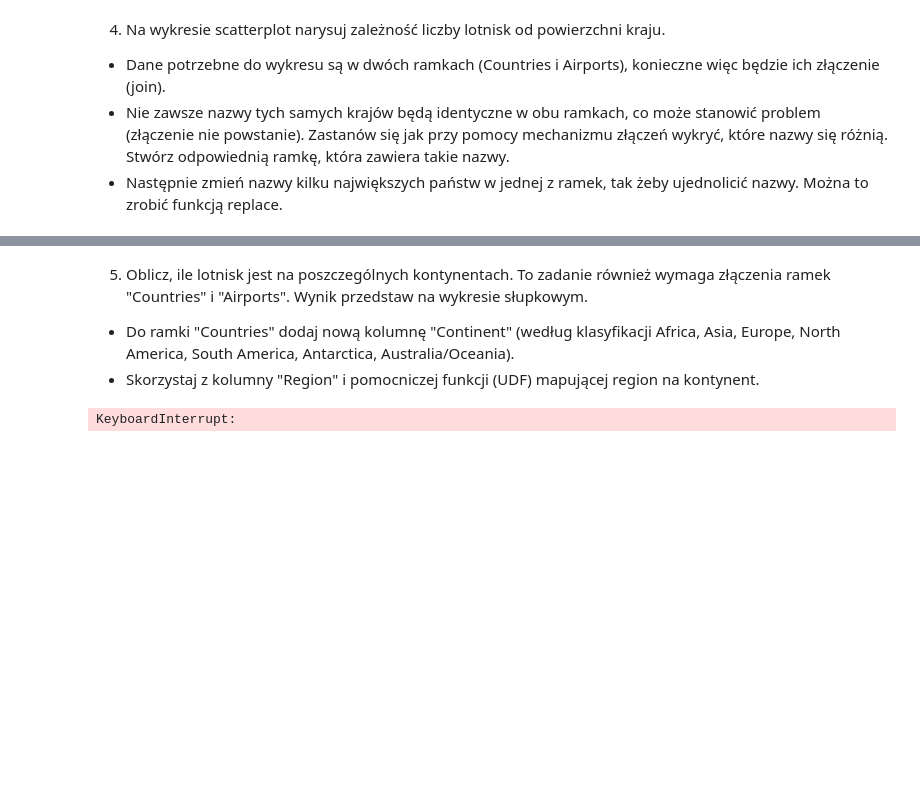
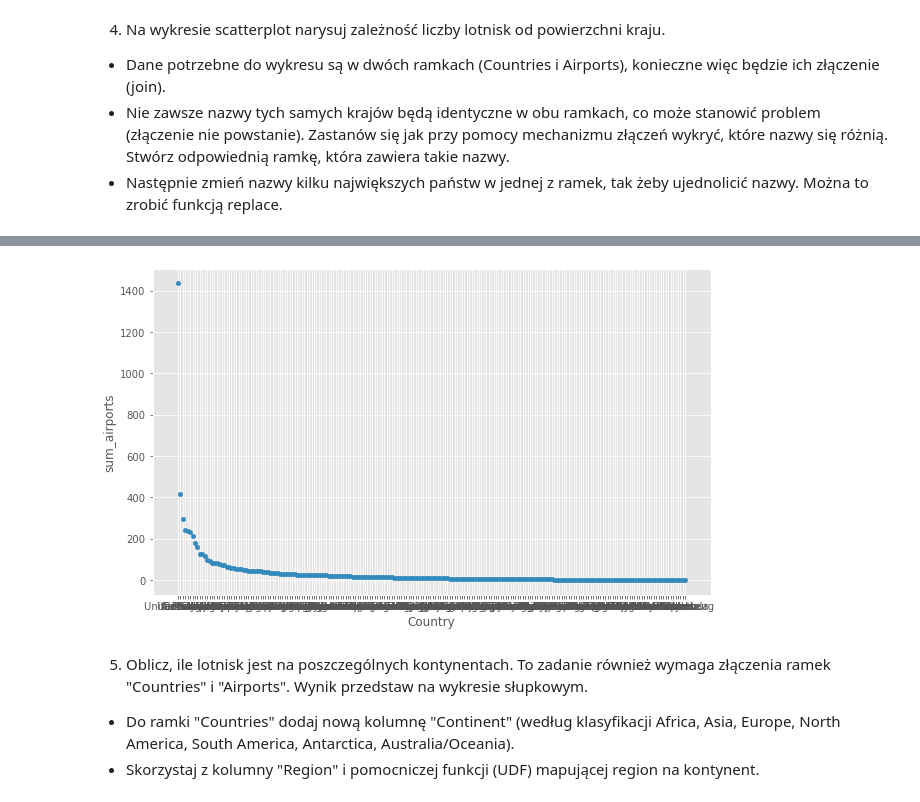
Before and after one commit to sgrzegorz/analiza-duzych-zbiorow-danych, a Jupyter notebook: 02/dataframe.ipynb, the cells around one changed output, grey strips where cells are left out. Drawn from its saved outputs; the diff is of its cells as text; code cells hidden in the pictures; blank space fills up the shorter version.

```diff
--- a/02/dataframe.ipynb
+++ b/02/dataframe.ipynb
@@ -224,14 +201,20 @@ mapping = {
 # print(mapping)
 for a, b in mapping.items():
     countries = countries.replace(a,b,subset=['Country'])
+# %%
+df = (countries.join(airports, "Country")
+
+      .groupBy('Country')
+      .agg(count("Country").alias("sum_airports"))
+      .orderBy('sum_airports',ascending=False)
+      .toPandas()
+ )
+# %%
+df.plot(x="Country",y="sum_airports",kind="scatter",figsize=(10,6))
+plt.show()
+# %% [output]
+[figure, added]
 # %% [markdown]
 5. Oblicz, ile lotnisk jest na poszczególnych kontynentach. To zadanie również wymaga złączenia ramek "Countries" i "Airports". Wynik przedstaw na wykresie słupkowym.
 * Do ramki "Countries" dodaj nową kolumnę "Continent" (według klasyfikacji Africa, Asia, Europe, North America, South America, Antarctica, Australia/Oceania).
 * Skorzystaj z kolumny "Region" i pomocniczej funkcji (UDF) mapującej region na kontynent.
-# %%
-countries
-# countries.toPandas()
-# df1['countries'] = df['cCountry']
-# df2.toPandas()
-# %% [output]
-KeyboardInterrupt:
```
Also changed, not shown: parts of 12 cells of this notebook.
